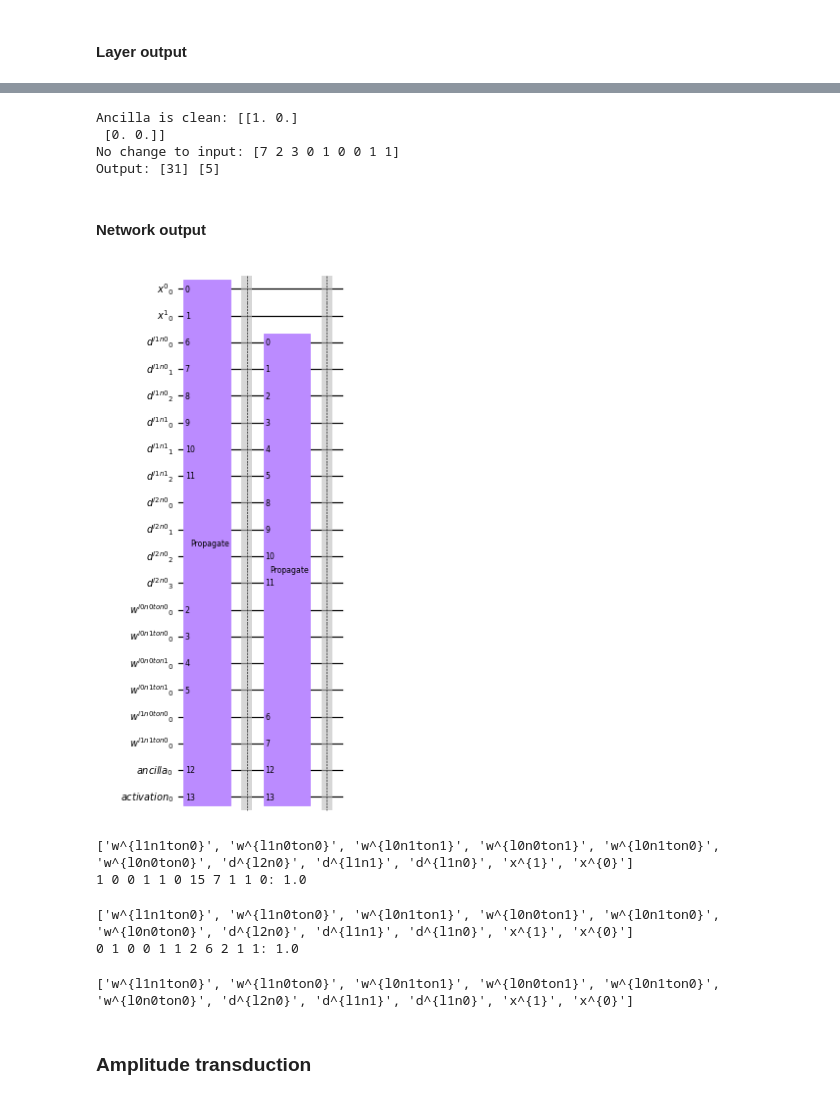
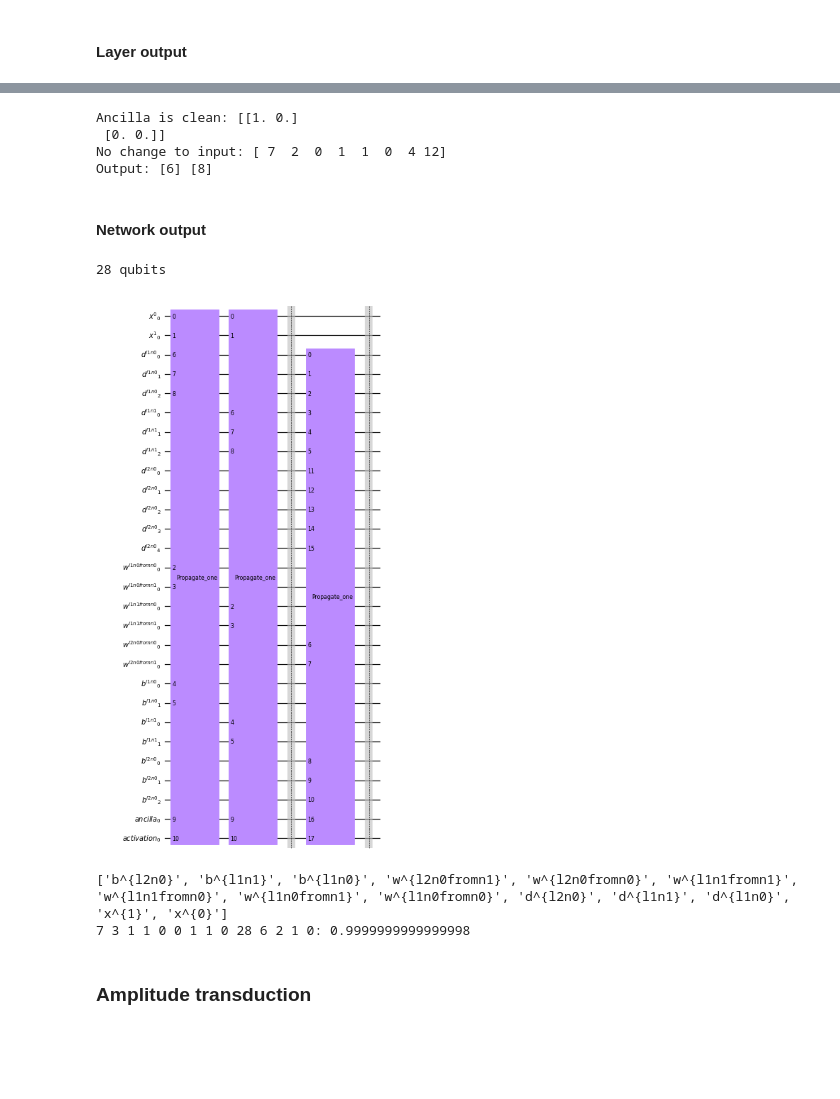
Before and after one commit to yiiyama/qc_random, a Jupyter notebook: quantum_mlp_tests.ipynb, the cells around one changed output, grey strips where cells are left out. Cells and saved outputs as stored; diff of their text form; code cells hidden in the pictures; blank space fills up the shorter version.

```diff
--- a/quantum_mlp_tests.ipynb
+++ b/quantum_mlp_tests.ipynb
@@ -191,15 +209,16 @@ propagation_circuit.draw('mpl', scale=0.6)
 # %%
 test_circuit = QuantumCircuit(*propagation_circuit.qregs)
-# x_0 = -1, x_1 = 2, x_2 = 3
-# w^0_0 = -1, w^0_1 = 1, w^0_2 = -1
-# w^1_0 = -1, w^1_1 = 1, w^1_2 = 1
-#-> o = |-1>|5>
+# x_0 = -1, x_1 = 2
+# w^0_0 = -1, w^0_1 = 1
+# w^1_0 = 1, w^1_1 = -1
+# b^0 = 4, b^1 = -3
+#-> o = |6>|-5>
 set_register(test_circuit, layer_input[0], 7)
 set_register(test_circuit, layer_input[1], 2)
-set_register(test_circuit, layer_input[2], 3)
 set_register(test_circuit, layer_weights[0][1], 1)
-set_register(test_circuit, layer_weights[1][1], 1)
-set_register(test_circuit, layer_weights[1][2], 1)
+set_register(test_circuit, layer_weights[1][0], 1)
+set_register(test_circuit, layer_biases[0], 4)
+set_register(test_circuit, layer_biases[1], 12)
 
 test_circuit += propagation_circuit
 
@@ -216,32 +235,39 @@ print('Output:', nonzero_elems[1], nonzero_elems[0])
 # %% [output]
 Ancilla is clean: [[1. 0.]
  [0. 0.]]
-No change to input: [7 2 3 0 1 0 0 1 1]
-Output: [31] [5]
+No change to input: [ 7  2  0  1  1  0  4 12]
+Output: [6] [8]
 # %% [markdown]
 #### Network output
 # %%
 layer_nodes = [2, 2]
 input_x = to_binary(np.arange(4), 2)
 input_y = np.array([1, 0, 0, 1])
 
-reg_input_index, reg_data_input_y, reg_data, reg_weights, reg_amp = setup_registers(layer_nodes, input_x, input_y, 1)
+reg_input_index, reg_data_input_y, reg_data, reg_weights, reg_biases, reg_amp = setup_registers(layer_nodes, input_x, input_y, 1)
 
-feedforward_circuit = feedforward(reg_data, reg_weights, gatify=4)
+feedforward_circuit = feedforward(reg_data, reg_weights, reg_biases, gatify=4)
+print(feedforward_circuit.num_qubits, 'qubits')
 feedforward_circuit.draw('mpl', scale=0.6)
 # %% [output]
+28 qubits
-[figure, old version]
+[figure, new version]
 # %%
 test_circuit = QuantumCircuit(*feedforward_circuit.qregs)
 # x_0 = 0, x_1 = 1
 # w(to_l1_n0_from_l0_n0) = -1, w(to_l1_n0_from_l0_n1) = 1
 # w(to_l1_n1_from_l0_n0) = 1, w(to_l1_n1_from_l0_n1) = -1
 # w(to_l2_n0_from_l1_n0) = -1, w(to_l2_n0_from_l1_n1) = 1
-#-> o = -1
+# b(l1_n0) = 1, b(l1_n1) = -1
+# b(l2_n0) = -3
+#-> o = -7
 set_register(test_circuit, reg_data[0][1], 1)
 set_register(test_circuit, reg_weights[0][0][1], 1)
 set_register(test_circuit, reg_weights[0][1][0], 1)
 set_register(test_circuit, reg_weights[1][0][1], 1)
+set_register(test_circuit, reg_biases[0][0], 1)
+set_register(test_circuit, reg_biases[0][1], 3)
+set_register(test_circuit, reg_biases[1][0], 7)
 
 test_circuit += feedforward_circuit
 
@@ -252,20 +278,25 @@ regs, probs = svi.get_probs(sum_over=['ancilla', 'activation'], nonzero_only=Tru
 print(regs)
 print_prob_table(probs)
 # %% [output]
-['w^{l1n1ton0}', 'w^{l1n0ton0}', 'w^{l0n1ton1}', 'w^{l0n0ton1}', 'w^{l0n1ton0}', 'w^{l0n0ton0}', 'd^{l2n0}', 'd^{l1n1}', 'd^{l1n0}', 'x^{1}', 'x^{0}']
-1 0 0 1 1 0 15 7 1 1 0: 1.0
+['b^{l2n0}', 'b^{l1n1}', 'b^{l1n0}', 'w^{l2n0fromn1}', 'w^{l2n0fromn0}', 'w^{l1n1fromn1}', 'w^{l1n1fromn0}', 'w^{l1n0fromn1}', 'w^{l1n0fromn0}', 'd^{l2n0}', 'd^{l1n1}', 'd^{l1n0}', 'x^{1}', 'x^{0}']
+7 3 1 1 0 0 1 1 0 28 6 2 1 0: 0.9999999999999998
 # %%
 test_circuit = QuantumCircuit(*feedforward_circuit.qregs)
 # x_0 = 1, x_1 = 1
 # w(to_l1_n0_from_l0_n0) = 1, w(to_l1_n0_from_l0_n1) = 1
 # w(to_l1_n1_from_l0_n0) = -1, w(to_l1_n1_from_l0_n1) = -1
 # w(to_l2_n0_from_l1_n0) = 1, w(to_l2_n0_from_l1_n1) = -1
+# b(l1_n0) = 2, b(l1_n1) = -1
+# b(l2_n0) = -4
 #-> o = 2
 set_register(test_circuit, reg_data[0][0], 1)
 set_register(test_circuit, reg_data[0][1], 1)
 set_register(test_circuit, reg_weights[0][0][0], 1)
 set_register(test_circuit, reg_weights[0][0][1], 1)
 set_register(test_circuit, reg_weights[1][0][0], 1)
+set_register(test_circuit, reg_biases[0][0], 2)
+set_register(test_circuit, reg_biases[0][1], 7)
+set_register(test_circuit, reg_biases[1][0], 8)
 
 test_circuit += feedforward_circuit
 
@@ -275,9 +306,6 @@ svi = StatevectorInspector(data, feedforward_circuit.qregs)
 regs, probs = svi.get_probs(sum_over=['ancilla', 'activation'], nonzero_only=True)
 print(regs)
 print_prob_table(probs)
-# %% [output]
-['w^{l1n1ton0}', 'w^{l1n0ton0}', 'w^{l0n1ton1}', 'w^{l0n0ton1}', 'w^{l0n1ton0}', 'w^{l0n0ton0}', 'd^{l2n0}', 'd^{l1n1}', 'd^{l1n0}', 'x^{1}', 'x^{0}']
-0 1 0 0 1 1 2 6 2 1 1: 1.0
 # %%
 test_circuit = QuantumCircuit(*feedforward_circuit.qregs)
 # full superposition
@@ -305,8 +333,6 @@ for idx, _ in probs.items():
     l2n0 = l1n0 * (1 if idx[1] == 1 else -1) + l1n1 * (1 if idx[0] == 1 else -1)
     if (l2n0 + 16) % 16 != idx[6]:
         print('Layer 2 calculation mismatch:', idx, 'l2n0={}'.format((l2n0 + 16) % 16))
-# %% [output]
-['w^{l1n1ton0}', 'w^{l1n0ton0}', 'w^{l0n1ton1}', 'w^{l0n0ton1}', 'w^{l0n1ton0}', 'w^{l0n0ton0}', 'd^{l2n0}', 'd^{l1n1}', 'd^{l1n0}', 'x^{1}', 'x^{0}']
 # %% [markdown]
 ### Amplitude transduction
 # %%
```
Also changed, not shown: parts of 12 cells of this notebook, 2 other files.
